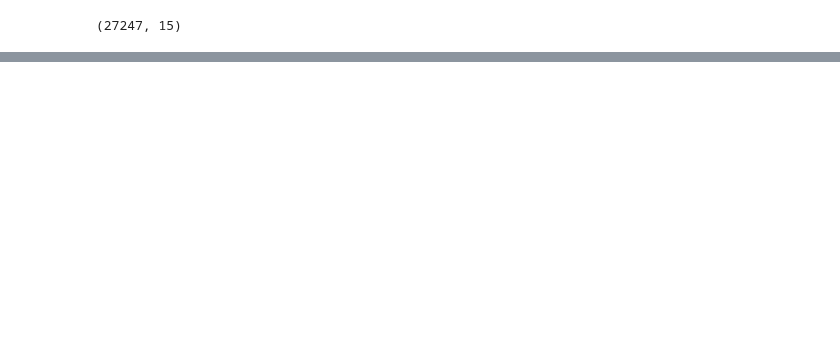
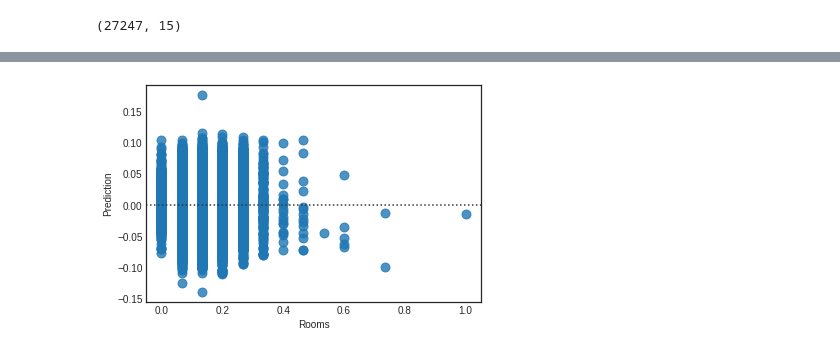
Before and after one commit to vantuan5644/MachineLearningCourse, a Jupyter notebook: Melbourne Housing Prediction.ipynb, the cells around one changed output, grey strips where cells are left out. Cells and saved outputs as stored; diff of their text form; code cells hidden in the pictures; blank space fills up the shorter version.

Commit message:
not yet finished, visualization & summary

```diff
--- a/Melbourne Housing Prediction.ipynb
+++ b/Melbourne Housing Prediction.ipynb
@@ -632,0 +742,2 @@ dataPCA = pca.transform(X)
+# %%
+y_hat = regressor.predict(X)
@@ -632,0 +759,7 @@ dataPCA = pca.transform(X)
+# %%
+input_df = pd.DataFrame(X, columns=train_df.drop('Price', axis=1).columns)
+# %%
+predictions = pd.DataFrame({"Price": y.ravel(),
+                           "Prediction": y_hat.ravel()})
+# %%
+pred_df = pd.concat([input_df, predictions], axis=1)
@@ -632,0 +797,4 @@ dataPCA = pca.transform(X)
+# %%
+sns.residplot(x="Rooms", y="Prediction", data=pred_df, scatter_kws={"s": 80});
+# %% [output]
+[figure, added]
```
Also changed, not shown: parts of 44 cells of this notebook.
